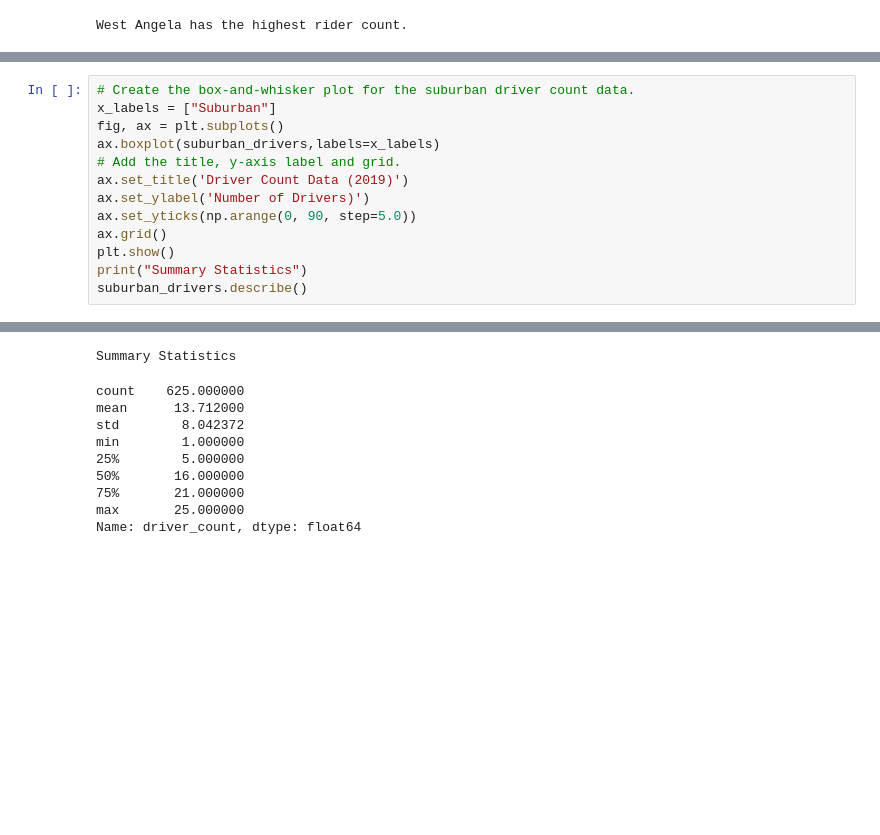
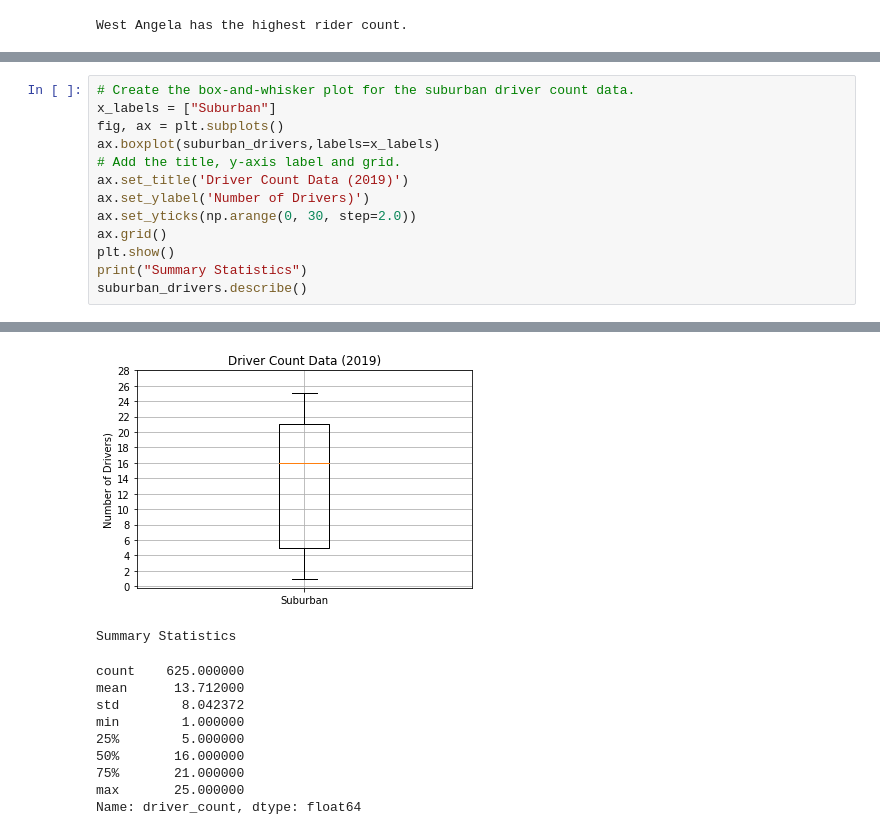
Before and after one commit to cjstreet/Pyber_Analysis, a Jupyter notebook: PyBer_Ride_Data.ipynb, the cells around one changed output, grey strips where cells are left out. Saved outputs shown, nothing was run; the diff lists cells and outputs as text; blank space fills up the shorter version.

```diff
--- a/PyBer_Ride_Data.ipynb
+++ b/PyBer_Ride_Data.ipynb
@@ -746,7 +742,7 @@ ax.boxplot(suburban_drivers,labels=x_labels)
 # Add the title, y-axis label and grid.
 ax.set_title('Driver Count Data (2019)')
 ax.set_ylabel('Number of Drivers)')
-ax.set_yticks(np.arange(0, 90, step=5.0))
+ax.set_yticks(np.arange(0, 30, step=2.0))
 ax.grid()
 plt.show()
 print("Summary Statistics")
@@ -757,3 +751,4 @@ suburban_drivers.describe()
+[figure, added]
 Summary Statistics
 count    625.000000
 mean      13.712000
```
Also changed, not shown: parts of 22 cells of this notebook, 3 other files.
